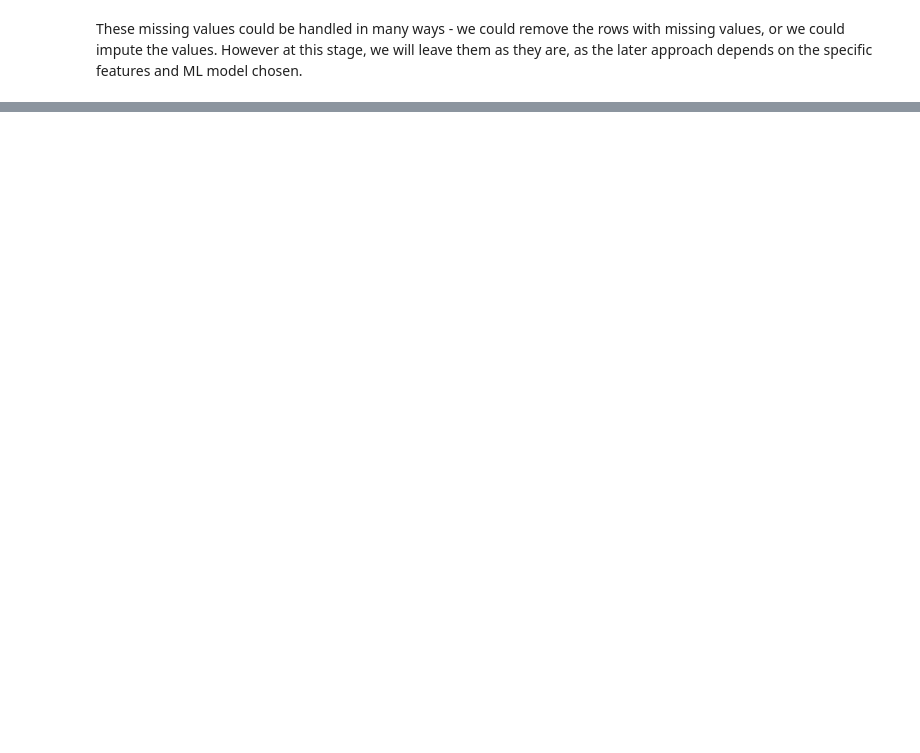
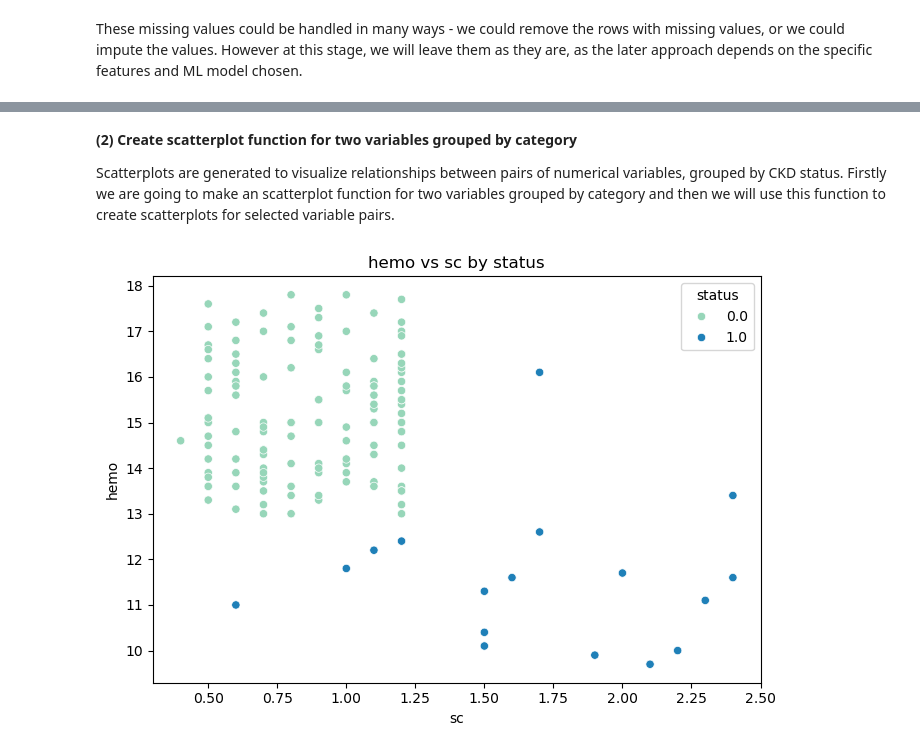
Before and after one commit to harasarahh/chronic-kidney-disease-prediction, a Jupyter notebook: GroupL_finalproject.ipynb, the cells around one changed output, grey strips where cells are left out. Drawn from its saved outputs; the diff is of its cells as text; code cells hidden in the pictures; blank space fills up the shorter version.

```diff
--- a/GroupL_finalproject.ipynb
+++ b/GroupL_finalproject.ipynb
@@ -151,0 +300,4 @@ It will be interesting to see how df and df_clean compare in the next analysis a
+# %%
+cleaned_dataframe = df_clean.copy()
+
+cleaned_dataframe.shape
@@ -151,0 +424,44 @@ It will be interesting to see how df and df_clean compare in the next analysis a
+# %% [markdown]
+**(2) Create scatterplot function for two variables grouped by category**
+
+Scatterplots are generated to visualize relationships between pairs of numerical variables, grouped by CKD status. Firstly we are going to make an scatterplot function for two variables grouped by category and then we will use this function to create scatterplots for selected variable pairs.
+# %%
+# scatterplot function - function is longer but it allows for more customization if you want to use 2 trendline in EDA (shown below)
+def scatterplot_by_group(df, x_var, y_var, group_col, add_trend=False):
+
+    if add_trend:
+        sns.lmplot(
+            data=df,
+            x=x_var,
+            y=y_var,
+            hue=group_col,
+            palette='YlGnBu',
+            height=6,
+            aspect=1.2,
+            scatter_kws={'alpha': 0.6}
+        )
+        plt.title(f'{y_var} vs {x_var} by {group_col}')
+        plt.show()
+
+    else:
+        plt.figure(figsize=(7, 5))
+        sns.scatterplot(
+            data=df,
+            x=x_var,
+            y=y_var,
+            hue=group_col, # by status
+            palette='YlGnBu'
+        )
+        plt.title(f'{y_var} vs {x_var} by {group_col}')
+        plt.tight_layout()
+        plt.show()
+# %%
+# testing the function with 'sc' and 'hemo' grouped by 'status'
+scatterplot_by_group(
+    cleaned_dataframe,
+    x_var='sc',
+    y_var='hemo',
+    group_col='status'
+)
+# %% [output]
+[figure, added]
```
Also changed, not shown: parts of 32 cells of this notebook.
